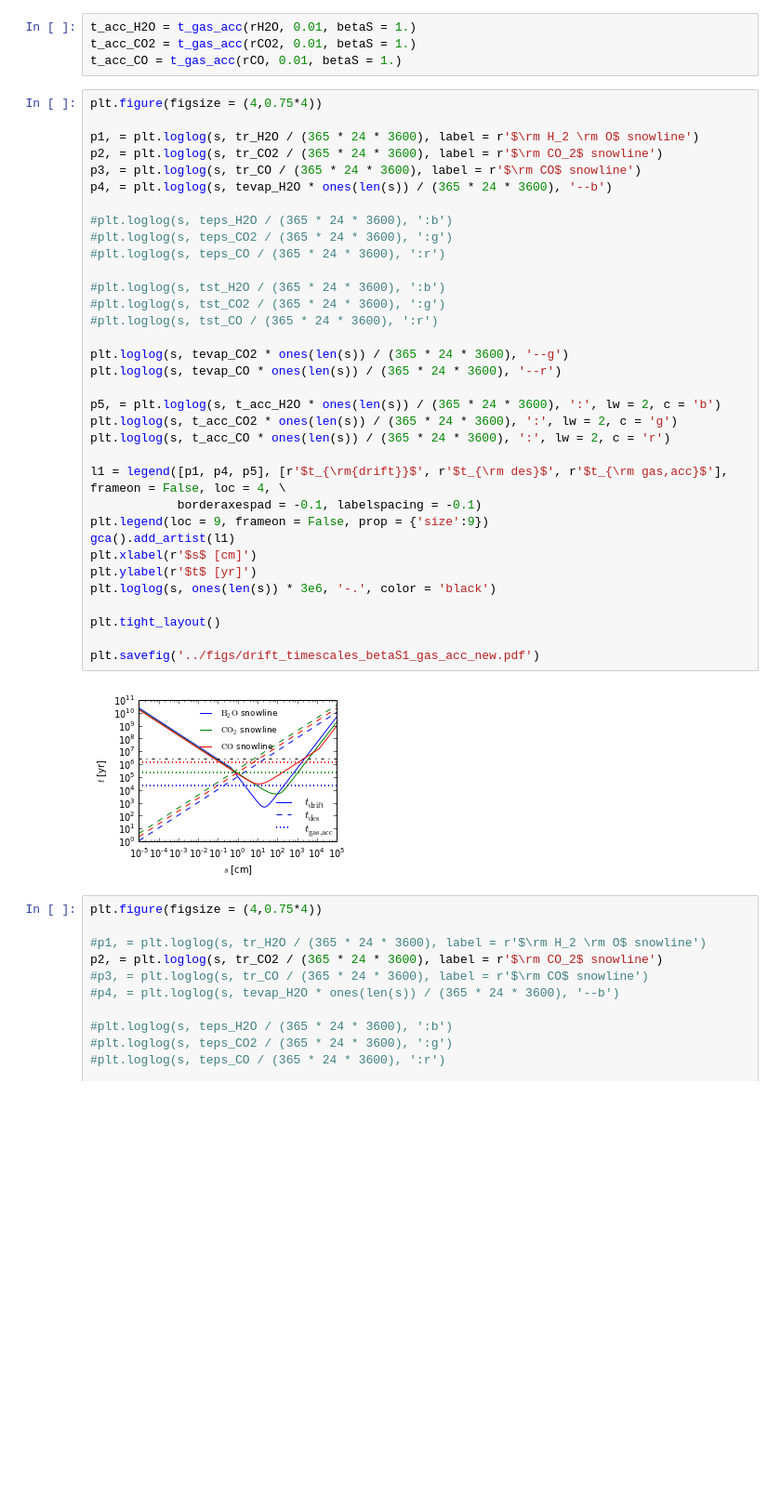
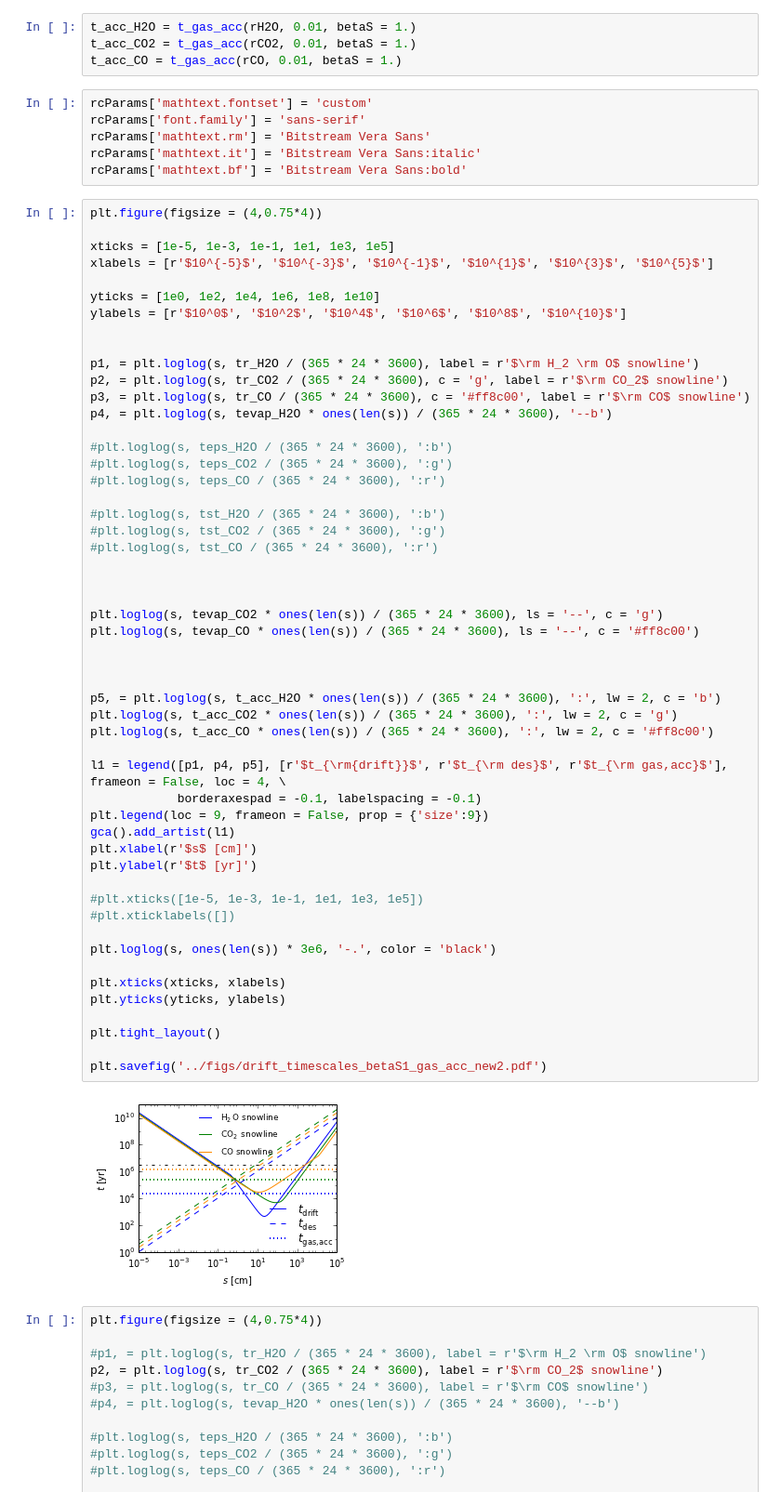
Before and after one commit to apiso/Thesis, a Jupyter notebook: python/CO_plots_new-Copy2-updated.ipynb, the cells around one changed output. Shown at 93% size. Drawn from its saved outputs; the diff is of its cells as text; blank space fills up the shorter version.

```diff
--- a/python/CO_plots_new-Copy2-updated.ipynb
+++ b/python/CO_plots_new-Copy2-updated.ipynb
@@ -170,42 +170,66 @@ tevap_CO =  tdes(28., 850., T_freeze_CO, s, rhos = 2.)
 t_acc_H2O = t_gas_acc(rH2O, 0.01, betaS = 1.)
 t_acc_CO2 = t_gas_acc(rCO2, 0.01, betaS = 1.)
 t_acc_CO = t_gas_acc(rCO, 0.01, betaS = 1.)
+# %%
+rcParams['mathtext.fontset'] = 'custom'
+rcParams['font.family'] = 'sans-serif'
+rcParams['mathtext.rm'] = 'Bitstream Vera Sans'
+rcParams['mathtext.it'] = 'Bitstream Vera Sans:italic'
+rcParams['mathtext.bf'] = 'Bitstream Vera Sans:bold'
 # %%
 plt.figure(figsize = (4,0.75*4))
 
+xticks = [1e-5, 1e-3, 1e-1, 1e1, 1e3, 1e5]
+xlabels = [r'$10^{-5}$', '$10^{-3}$', '$10^{-1}$', '$10^{1}$', '$10^{3}$', '$10^{5}$']
+
+yticks = [1e0, 1e2, 1e4, 1e6, 1e8, 1e10]
+ylabels = [r'$10^0$', '$10^2$', '$10^4$', '$10^6$', '$10^8$', '$10^{10}$']
+
+
 p1, = plt.loglog(s, tr_H2O / (365 * 24 * 3600), label = r'$\rm H_2 \rm O$ snowline')
-p2, = plt.loglog(s, tr_CO2 / (365 * 24 * 3600), label = r'$\rm CO_2$ snowline')
-p3, = plt.loglog(s, tr_CO / (365 * 24 * 3600), label = r'$\rm CO$ snowline')
+p2, = plt.loglog(s, tr_CO2 / (365 * 24 * 3600), c = 'g', label = r'$\rm CO_2$ snowline')
+p3, = plt.loglog(s, tr_CO / (365 * 24 * 3600), c = '#ff8c00', label = r'$\rm CO$ snowline')
 p4, = plt.loglog(s, tevap_H2O * ones(len(s)) / (365 * 24 * 3600), '--b')
 
 #plt.loglog(s, teps_H2O / (365 * 24 * 3600), ':b')
 #plt.loglog(s, teps_CO2 / (365 * 24 * 3600), ':g')
 #plt.loglog(s, teps_CO / (365 * 24 * 3600), ':r')
 
 #plt.loglog(s, tst_H2O / (365 * 24 * 3600), ':b')
 #plt.loglog(s, tst_CO2 / (365 * 24 * 3600), ':g')
 #plt.loglog(s, tst_CO / (365 * 24 * 3600), ':r')
 
-plt.loglog(s, tevap_CO2 * ones(len(s)) / (365 * 24 * 3600), '--g')
-plt.loglog(s, tevap_CO * ones(len(s)) / (365 * 24 * 3600), '--r')
+
+
+plt.loglog(s, tevap_CO2 * ones(len(s)) / (365 * 24 * 3600), ls = '--', c = 'g')
+plt.loglog(s, tevap_CO * ones(len(s)) / (365 * 24 * 3600), ls = '--', c = '#ff8c00')
+
+
 
 p5, = plt.loglog(s, t_acc_H2O * ones(len(s)) / (365 * 24 * 3600), ':', lw = 2, c = 'b')
 plt.loglog(s, t_acc_CO2 * ones(len(s)) / (365 * 24 * 3600), ':', lw = 2, c = 'g')
-plt.loglog(s, t_acc_CO * ones(len(s)) / (365 * 24 * 3600), ':', lw = 2, c = 'r')
+plt.loglog(s, t_acc_CO * ones(len(s)) / (365 * 24 * 3600), ':', lw = 2, c = '#ff8c00')
 
 l1 = legend([p1, p4, p5], [r'$t_{\rm{drift}}$', r'$t_{\rm des}$', r'$t_{\rm gas,acc}$'], frameon = False, loc = 4, \
             borderaxespad = -0.1, labelspacing = -0.1)
 plt.legend(loc = 9, frameon = False, prop = {'size':9})
 gca().add_artist(l1)
 plt.xlabel(r'$s$ [cm]')
 plt.ylabel(r'$t$ [yr]')
+
+#plt.xticks([1e-5, 1e-3, 1e-1, 1e1, 1e3, 1e5])
+#plt.xticklabels([])
+
 plt.loglog(s, ones(len(s)) * 3e6, '-.', color = 'black')
+
+plt.xticks(xticks, xlabels)
+plt.yticks(yticks, ylabels)
 
 plt.tight_layout()
 
-plt.savefig('../figs/drift_timescales_betaS1_gas_acc_new.pdf')
+plt.savefig('../figs/drift_timescales_betaS1_gas_acc_new2.pdf')
 # %% [output]
-[figure, old version]
+[figure, new version]
 # %%
 plt.figure(figsize = (4,0.75*4))
 
```
Also changed, not shown: parts of 2 cells of this notebook, 26 other files.
